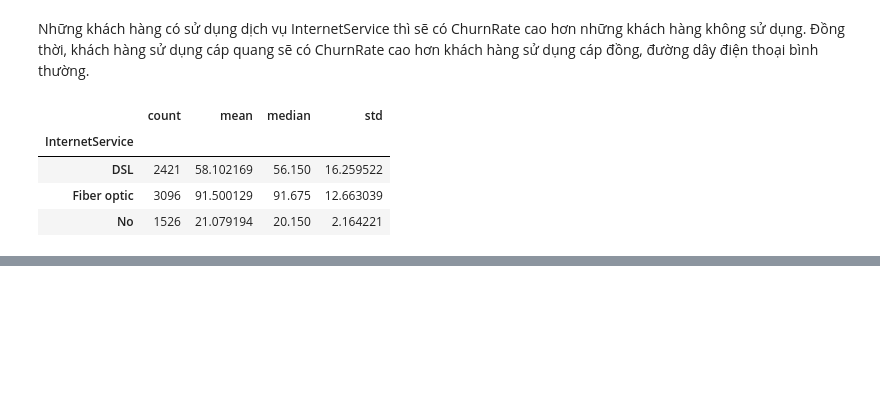
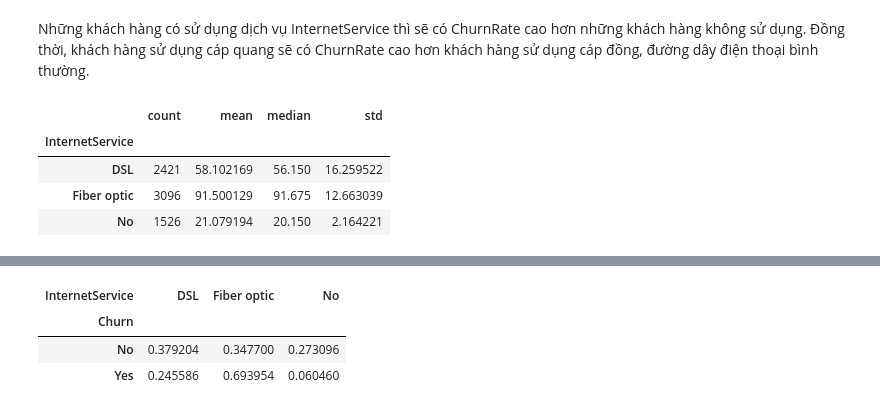
Before and after one commit to vdcmhaodl/Telco-customer-churn-prediction, a Jupyter notebook: notebooks/02_business_eda.ipynb, the cells around one changed output, grey strips where cells are left out. Drawn from its saved outputs; the diff is of its cells as text; code cells hidden in the pictures; blank space fills up the shorter version.

```diff
--- a/notebooks/02_business_eda.ipynb
+++ b/notebooks/02_business_eda.ipynb
@@ -304,0 +327,11 @@ Dựa từ thông tin bảng ChurnRate và bảng MonthlyCharges, nhóm Fiber op
+# %%
+pd.crosstab(
+    df['Churn'],
+    df['InternetService'],
+    normalize="index"
+)
+# %% [output]
+| InternetService | DSL | Fiber optic | No |
+| Churn |  |  |  |
+| No | 0.379204 | 0.347700 | 0.273096 |
+| Yes | 0.245586 | 0.693954 | 0.060460 |
```
Also changed, not shown: parts of 7 cells of this notebook.
